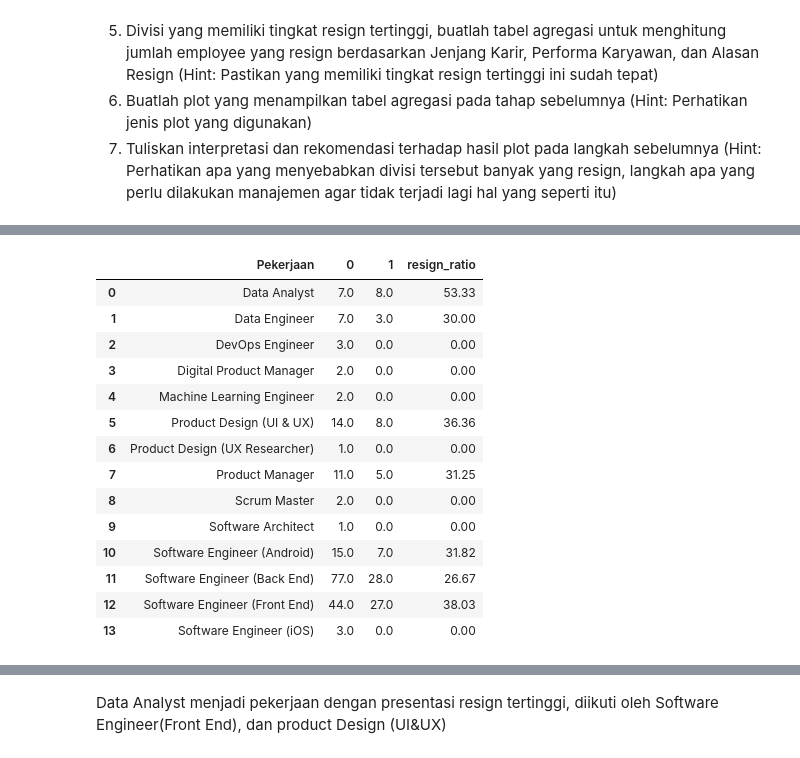
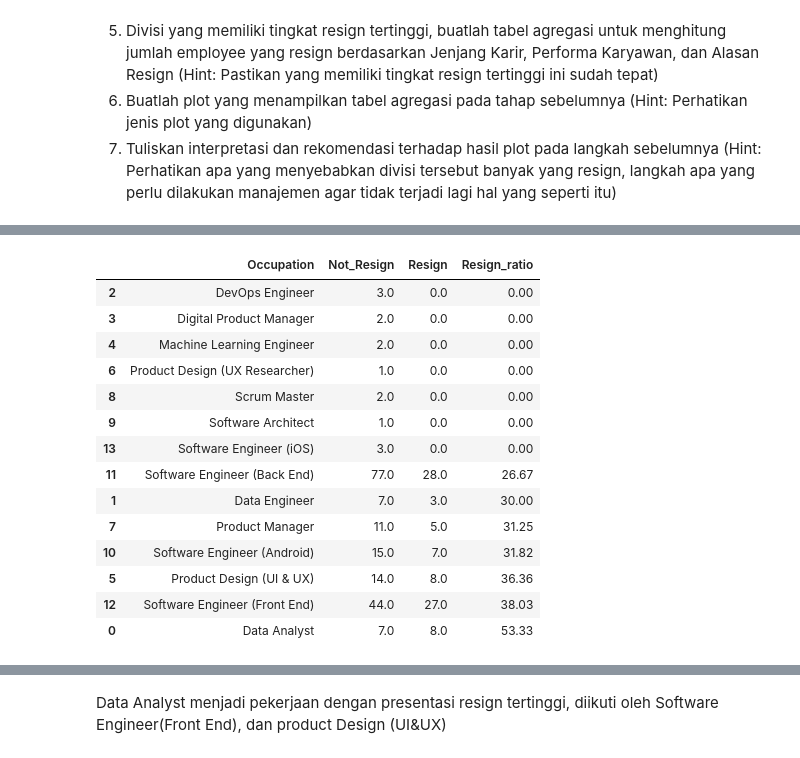
Before and after one commit to JodhiKrisantus/Improving-Employee-Retention, a Jupyter notebook: script_python.ipynb, the cells around one changed output, grey strips where cells are left out. Cells and saved outputs as stored; diff of their text form; code cells hidden in the pictures.

```diff
--- a/script_python.ipynb
+++ b/script_python.ipynb
@@ -457,20 +457,22 @@ df_work_resign.columns = ['0','1']
 df_work_resign.reset_index(inplace=True)
 # %%
 df_work_resign['resign_ratio'] = round (df_work_resign['1'] / (df_work_resign['0'] + df_work_resign['1']) * 100,2)
+df_work_resign = df_work_resign.sort_values(by='resign_ratio')
+df_work_resign.columns = ['Occupation','Not_Resign','Resign','Resign_ratio']
 df_work_resign
 # %% [output]
-|  | Pekerjaan | 0 | 1 | resign_ratio |
-| 0 | Data Analyst | 7.0 | 8.0 | 53.33 |
-| 1 | Data Engineer | 7.0 | 3.0 | 30.00 |
+|  | Occupation | Not_Resign | Resign | Resign_ratio |
 | 2 | DevOps Engineer | 3.0 | 0.0 | 0.00 |
 | 3 | Digital Product Manager | 2.0 | 0.0 | 0.00 |
 | 4 | Machine Learning Engineer | 2.0 | 0.0 | 0.00 |
-| 5 | Product Design (UI & UX) | 14.0 | 8.0 | 36.36 |
 | 6 | Product Design (UX Researcher) | 1.0 | 0.0 | 0.00 |
-| 7 | Product Manager | 11.0 | 5.0 | 31.25 |
 | 8 | Scrum Master | 2.0 | 0.0 | 0.00 |
 | 9 | Software Architect | 1.0 | 0.0 | 0.00 |
+| 13 | Software Engineer (iOS) | 3.0 | 0.0 | 0.00 |
+| 11 | Software Engineer (Back End) | 77.0 | 28.0 | 26.67 |
+| 1 | Data Engineer | 7.0 | 3.0 | 30.00 |
+| 7 | Product Manager | 11.0 | 5.0 | 31.25 |
 | 10 | Software Engineer (Android) | 15.0 | 7.0 | 31.82 |
-| 11 | Software Engineer (Back End) | 77.0 | 28.0 | 26.67 |
+| 5 | Product Design (UI & UX) | 14.0 | 8.0 | 36.36 |
 | 12 | Software Engineer (Front End) | 44.0 | 27.0 | 38.03 |
-| 13 | Software Engineer (iOS) | 3.0 | 0.0 | 0.00 |
+| 0 | Data Analyst | 7.0 | 8.0 | 53.33 |
```
Also changed, not shown: parts of 7 cells of this notebook.
